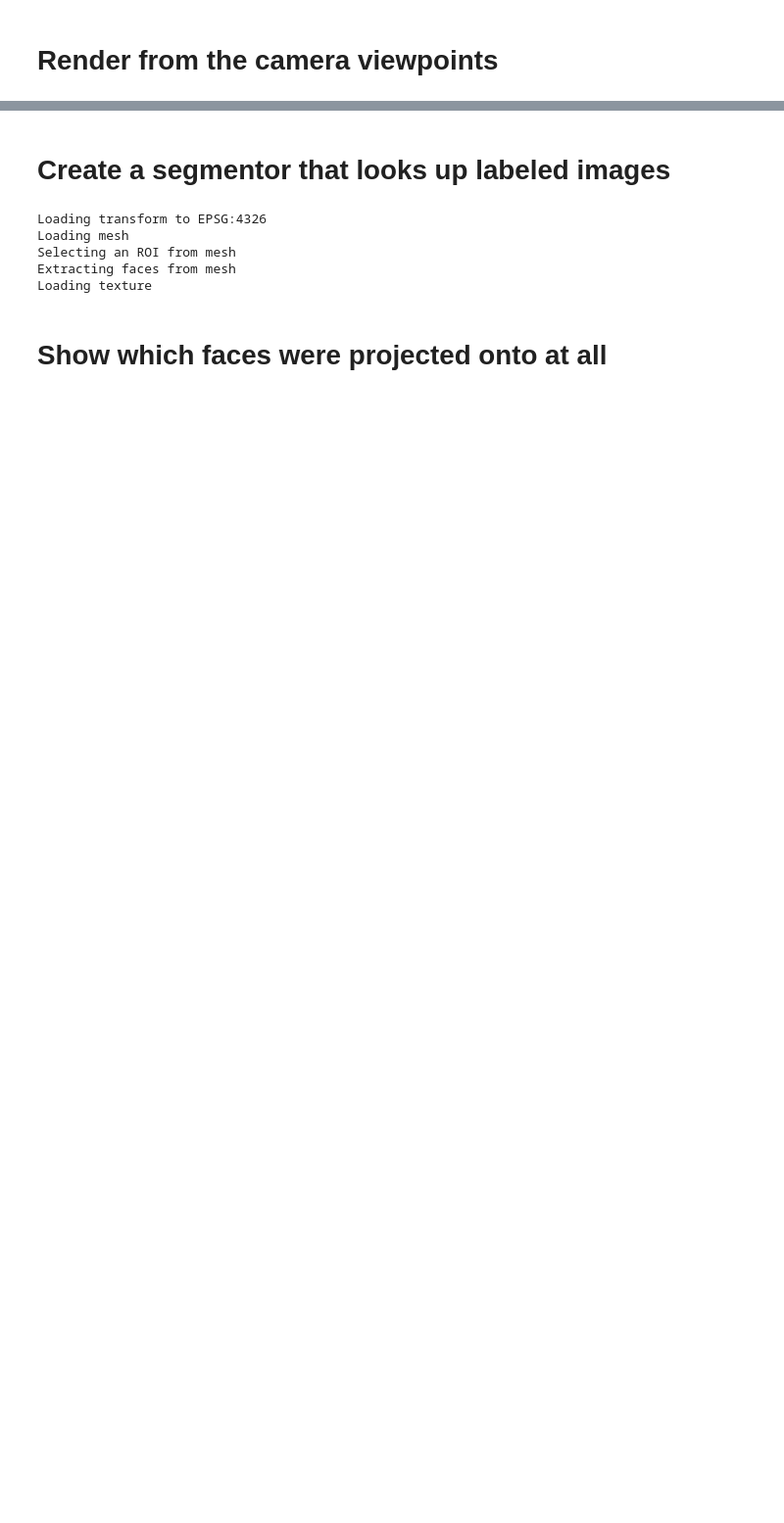
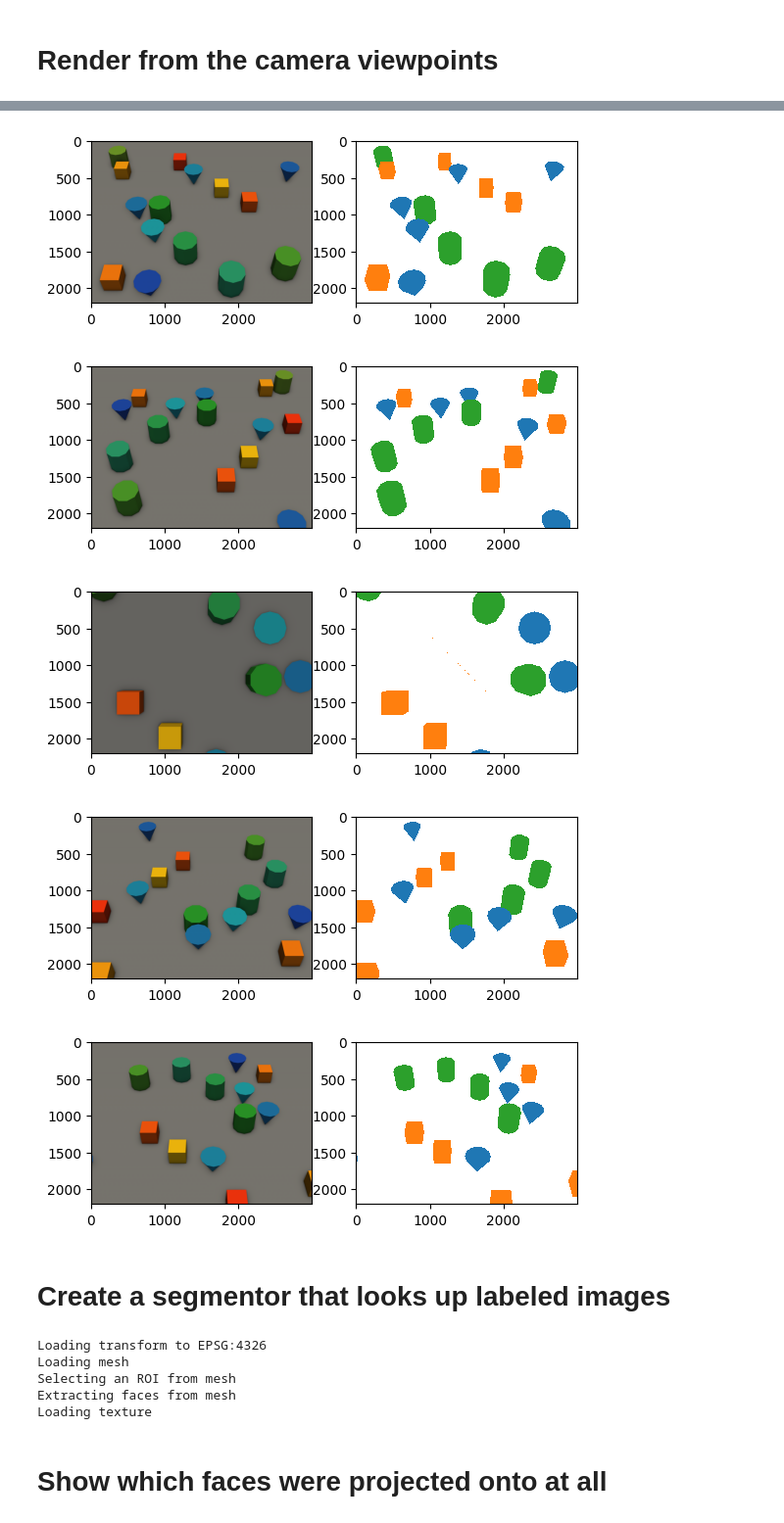
Before and after one commit to open-forest-observatory/geograypher, a Jupyter notebook: examples/concept_figure.ipynb, the cells around one changed output, grey strips where cells are left out. Shown at 98% size. Saved outputs shown, nothing was run; the diff lists cells and outputs as text; code cells hidden in the pictures; blank space fills up the shorter version.

```diff
--- a/examples/concept_figure.ipynb
+++ b/examples/concept_figure.ipynb
@@ -255,3 +267,16 @@ for i in tqdm(range(5), desc="Rendering labels from each viewpoint"):
+# %%
+show_segmentation_labels(
+    label_folder=LABEL_IMAGES_FOLDER,
+    image_folder=IMAGE_FOLDER,
+    num_show=5,
+    image_suffix=".png",
+)
+# %% [output]
+[figure, added]
+[figure, added]
+[figure, added]
+[figure, added]
+[figure, added]
 # %% [markdown]
 # Create a segmentor that looks up labeled images
 # %%
```
Also changed, not shown: parts of 10 cells of this notebook.
